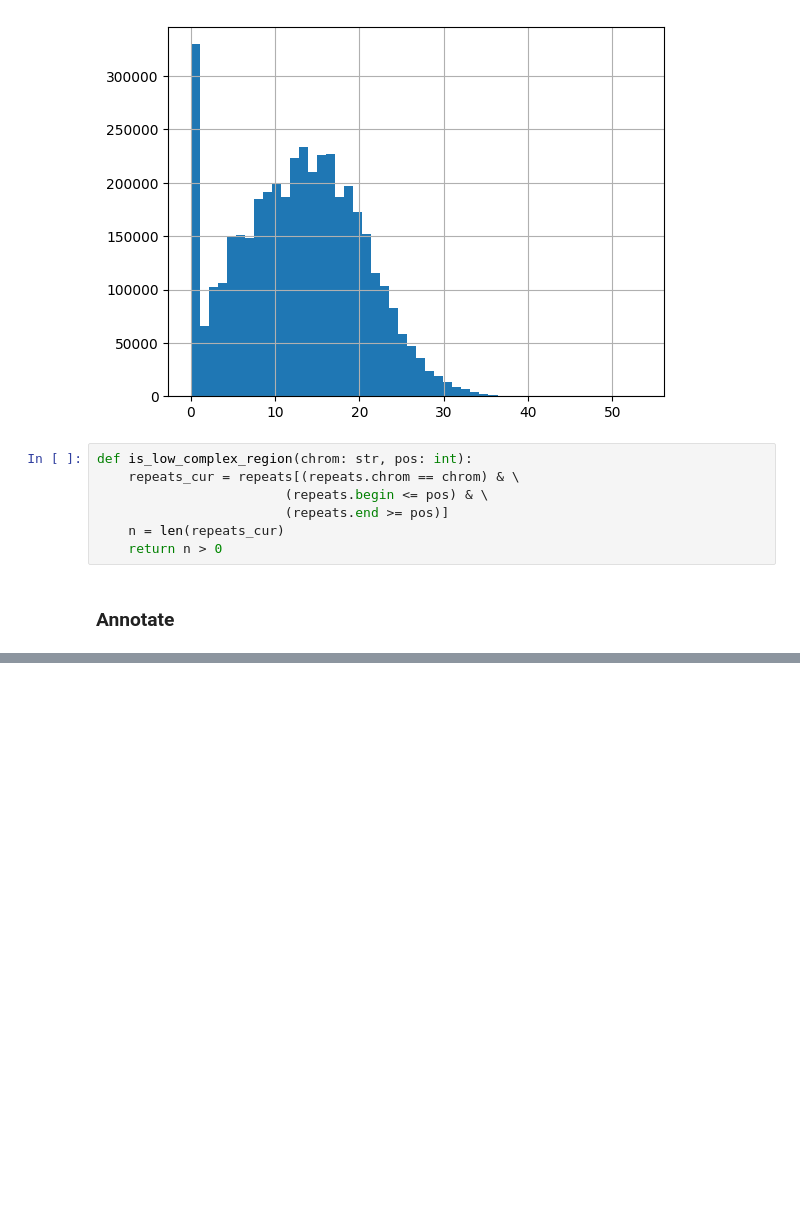
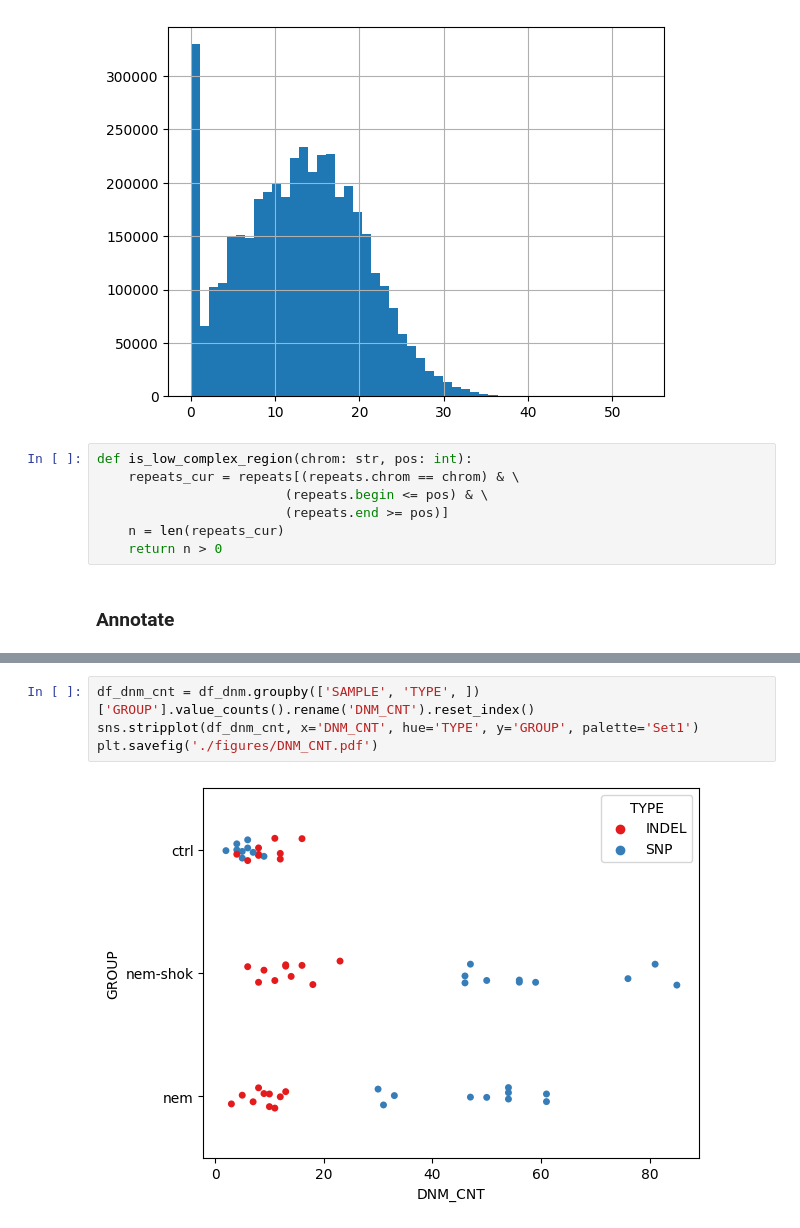
Before and after one commit to mitoclub/AquaSelection, a Jupyter notebook: intersect.ipynb, the cells around one changed output, grey strips where cells are left out. Drawn from its saved outputs; the diff is of its cells as text; blank space fills up the shorter version.

```diff
--- a/intersect.ipynb
+++ b/intersect.ipynb
@@ -622,0 +653,6 @@ AttributeError: 'DataFrame' object has no attribute 'is_low_complex_region'
+# %%
+df_dnm_cnt = df_dnm.groupby(['SAMPLE', 'TYPE', ])['GROUP'].value_counts().rename('DNM_CNT').reset_index()
+sns.stripplot(df_dnm_cnt, x='DNM_CNT', hue='TYPE', y='GROUP', palette='Set1')
+plt.savefig('./figures/DNM_CNT.pdf')
+# %% [output]
+[figure, added]
```
Also changed, not shown: parts of 22 cells of this notebook, 7 other files.
